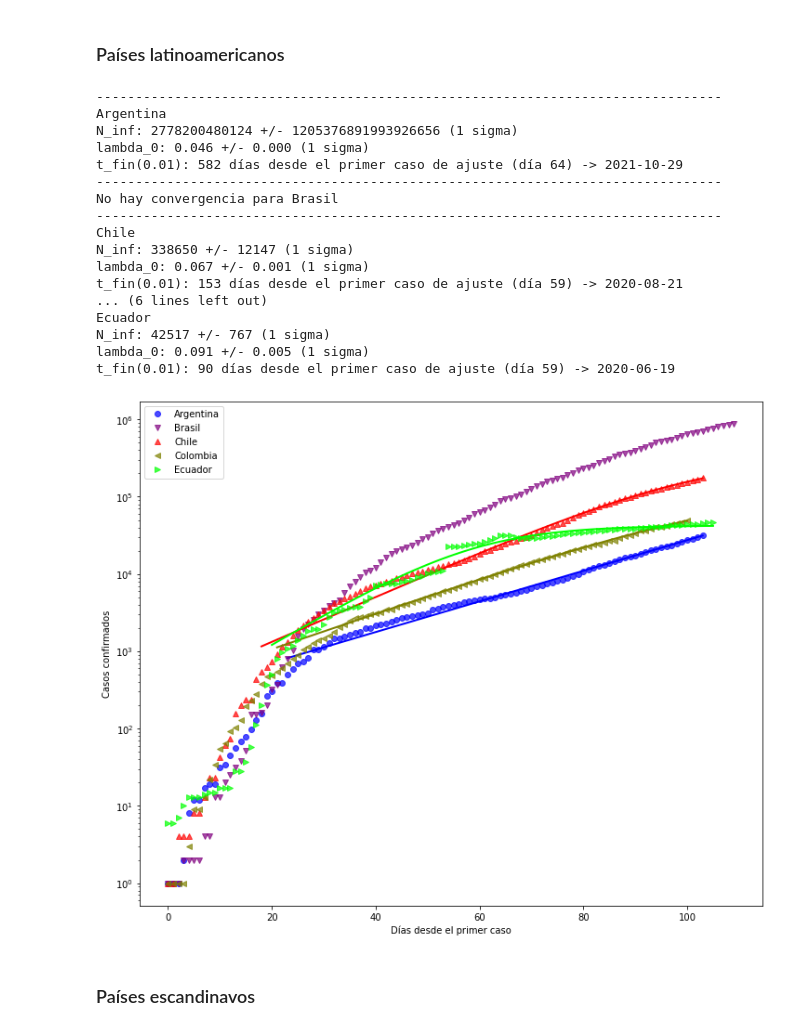
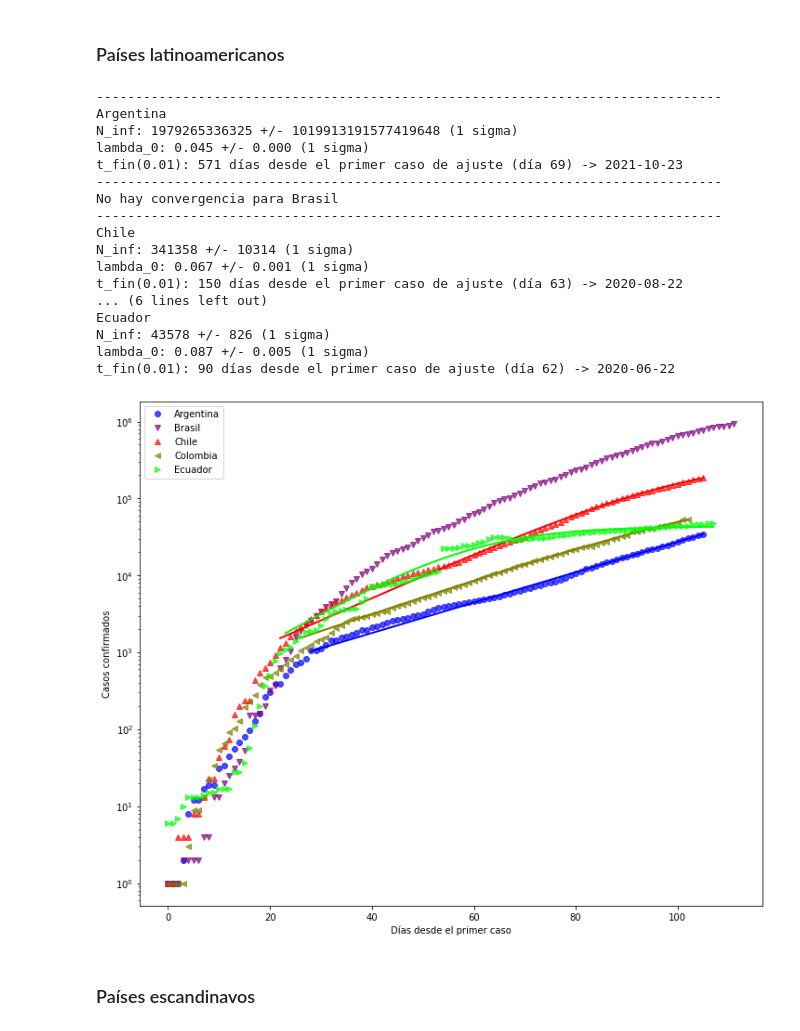
Before and after one commit to manuxch/logistic-covid19, a Jupyter notebook: Logistic_model_COVID-19.ipynb, the cells around one changed output. Saved outputs shown, nothing was run; the diff lists cells and outputs as text; code cells hidden in the pictures.

```diff
--- a/Logistic_model_COVID-19.ipynb
+++ b/Logistic_model_COVID-19.ipynb
@@ -203,26 +203,26 @@ t_fin(0.01): 116 días desde el primer caso de ajuste (día 55) -> 2020-07-11
 # %% [markdown]
 ### Países latinoamericanos
 # %%
-plot_fit(cases_lat, 500, 'Casos confirmados', logscale=True, p_fin=0.01)
+plot_fit(cases_lat, 1000, 'Casos confirmados', logscale=True, p_fin=0.01)
 # %% [output]
 --------------------------------------------------------------------------------
 Argentina
-N_inf: 2778200480124 +/- 1205376891993926656 (1 sigma)
-lambda_0: 0.046 +/- 0.000 (1 sigma)
-t_fin(0.01): 582 días desde el primer caso de ajuste (día 64) -> 2021-10-29
+N_inf: 1979265336325 +/- 1019913191577419648 (1 sigma)
+lambda_0: 0.045 +/- 0.000 (1 sigma)
+t_fin(0.01): 571 días desde el primer caso de ajuste (día 69) -> 2021-10-23
 --------------------------------------------------------------------------------
 No hay convergencia para Brasil
 --------------------------------------------------------------------------------
 Chile
-N_inf: 338650 +/- 12147 (1 sigma)
+N_inf: 341358 +/- 10314 (1 sigma)
 lambda_0: 0.067 +/- 0.001 (1 sigma)
-t_fin(0.01): 153 días desde el primer caso de ajuste (día 59) -> 2020-08-21
+t_fin(0.01): 150 días desde el primer caso de ajuste (día 63) -> 2020-08-22
 ... (6 lines left out)
 Ecuador
-N_inf: 42517 +/- 767 (1 sigma)
-lambda_0: 0.091 +/- 0.005 (1 sigma)
-t_fin(0.01): 90 días desde el primer caso de ajuste (día 59) -> 2020-06-19
+N_inf: 43578 +/- 826 (1 sigma)
+lambda_0: 0.087 +/- 0.005 (1 sigma)
+t_fin(0.01): 90 días desde el primer caso de ajuste (día 62) -> 2020-06-22
-[figure, old version]
+[figure, new version]
 # %% [markdown]
 ### Países escandinavos
 # %%
```
Also changed, not shown: parts of 8 cells of this notebook.
